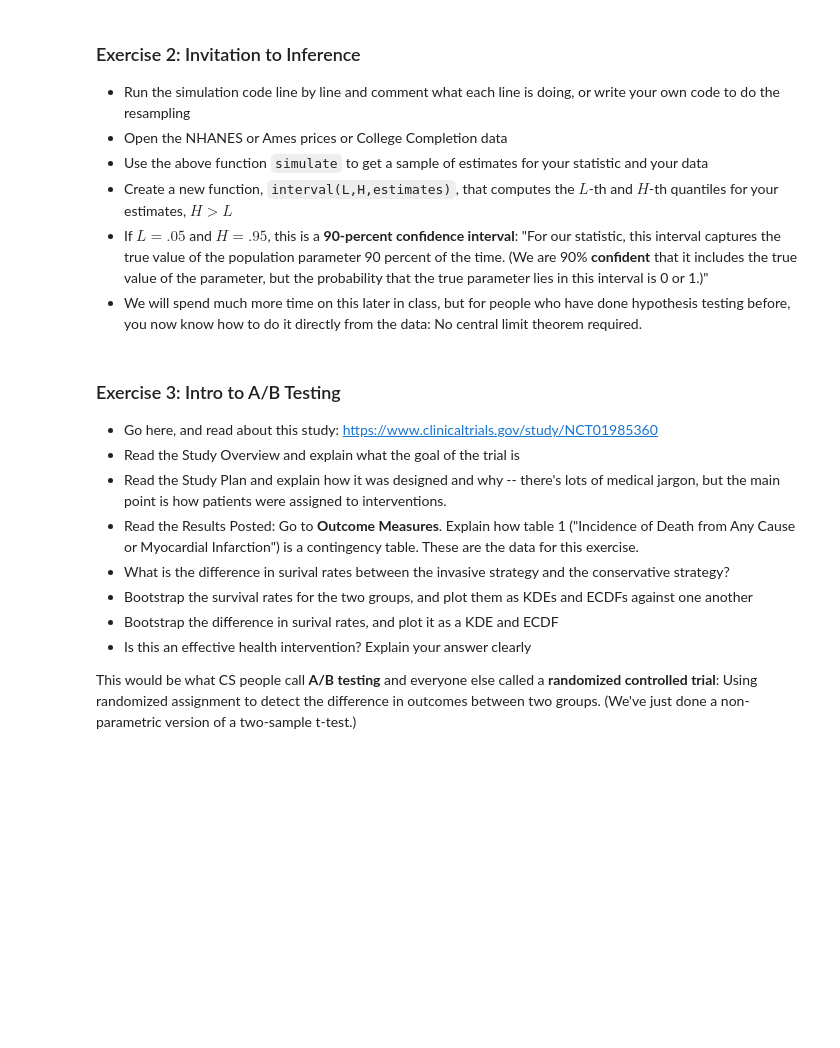
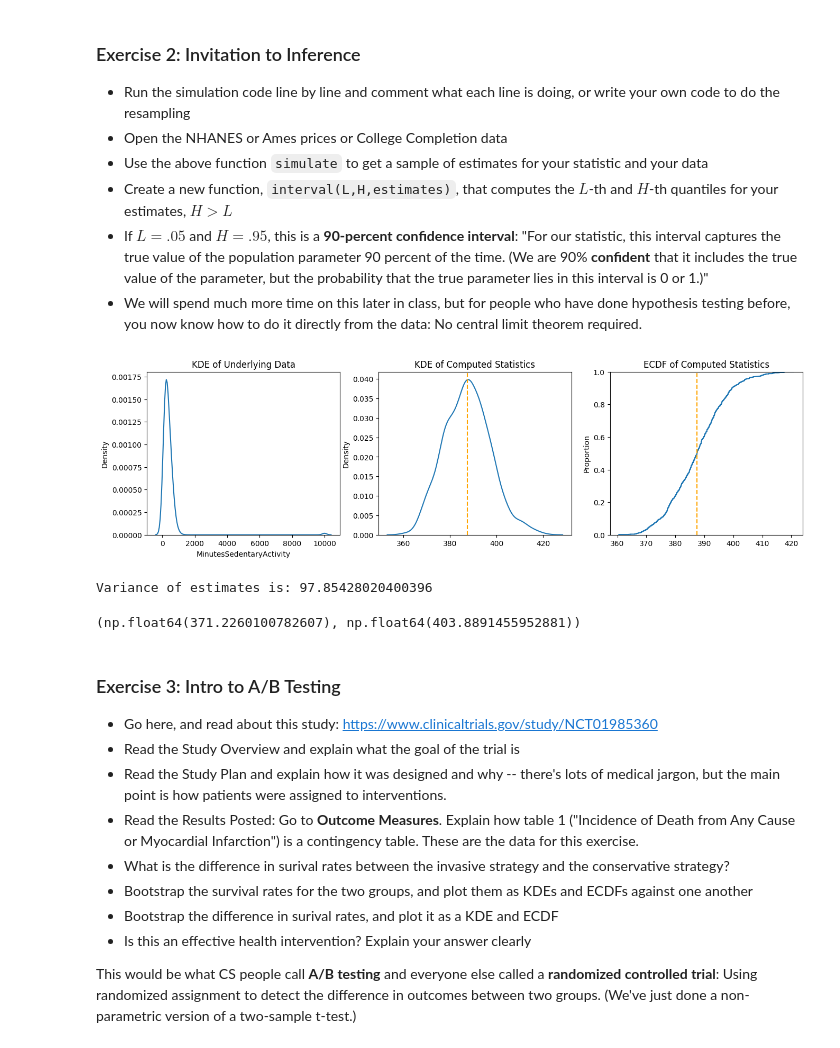
Before and after one commit to shaveen327/github_branching, a Jupyter notebook: assignment_4.ipynb, the cells around one changed output. Saved outputs shown, nothing was run; the diff lists cells and outputs as text; code cells hidden in the pictures; blank space fills up the shorter version.

```diff
--- a/assignment_4.ipynb
+++ b/assignment_4.ipynb
@@ -103,0 +109,37 @@ When considering second order uncertainty, the sampling distributions of these p
+# %%
+def simulate(var, df, fcn, S=1000, plot=True): # defining the inputs to the function
+    ''' Bootstrap simulation code. '''
+    x = df[var] # original data
+
+    estimates = [] # empty list to populate with estimates
+    for s in range(S):
+        # draw a new sample, with replacement:
+        x_s = x.sample(frac=1.0,replace=True)
+        # compute estimate using given function and individual sample:
+        stat_s = fcn(x_s)
+        # append estimate to list:
+        estimates.append(stat_s)
+    estimates = np.array(estimates) # convert estimates list list to numpy array
+
+    if plot:
+        fig, axes = plt.subplots(1, 3, figsize=(16, 4))  # 1 row, 2 columns
+        sns.kdeplot(x, ax = axes[0]).set(title='KDE of Underlying Data') # make a kde plot of the original data
+        sns.kdeplot(estimates, ax = axes[1]).set(title='KDE of Computed Statistics') # make a kde plot of the estimates
+        axes[1].axvline(x=fcn(x), color='orange', linestyle='--') # add a vertical line at the true value
+        sns.ecdfplot(estimates, ax = axes[2]).set(title='ECDF of Computed Statistics') # make an ecdf plot of the estimates
+        axes[2].axvline(x=fcn(x), color='orange', linestyle='--') # add a second vertical line at the true value
+        plt.show() # display the plots
+        print(f'Variance of estimates is: {np.var(estimates)}') # display the variance of the estimates
+
+    return estimates
+# %%
+df = pd.read_csv('/Users/shaveen/understanding_uncertainty/data/nhanes_data_17_18.csv')
+# %%
+def stat(x):
+    stat = np.mean(x)
+    return stat
+# %%
+estimates = simulate('MinutesSedentaryActivity',df,stat)
+# %% [output]
+[figure, added]
+Variance of estimates is: 97.85428020400396
@@ -104,3 +151,8 @@ When considering second order uncertainty, the sampling distributions of these p
+# %%
+L,H = interval(0.05,0.95,estimates)
+L,H
+# %% [output]
+(np.float64(371.2260100782607), np.float64(403.8891455952881))
 # %% [markdown]
 ### Exercise 3: Intro to A/B Testing
 - Go here, and read about this study: https://www.clinicaltrials.gov/study/NCT01985360
```
Also changed, not shown: parts of 3 cells of this notebook.
